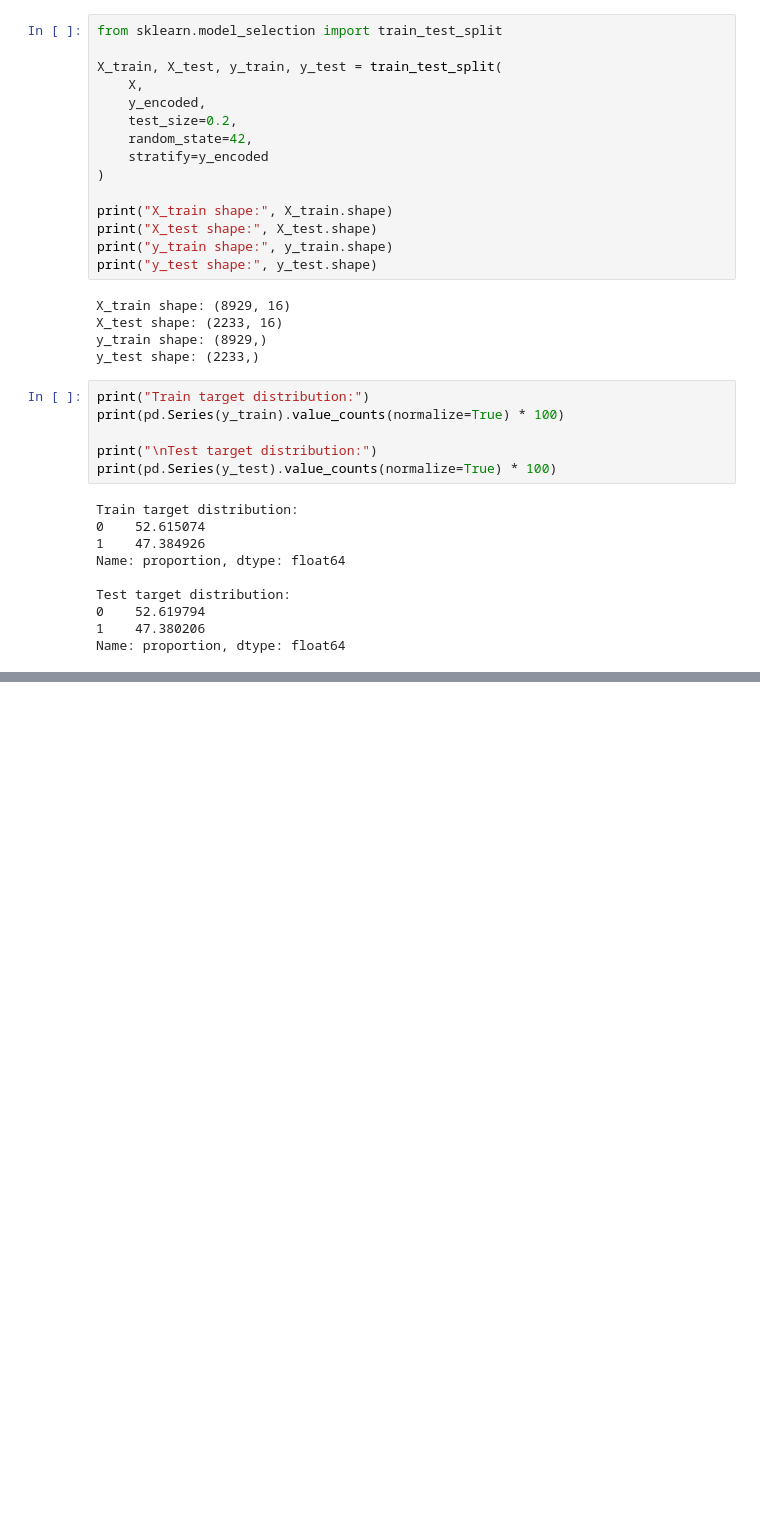
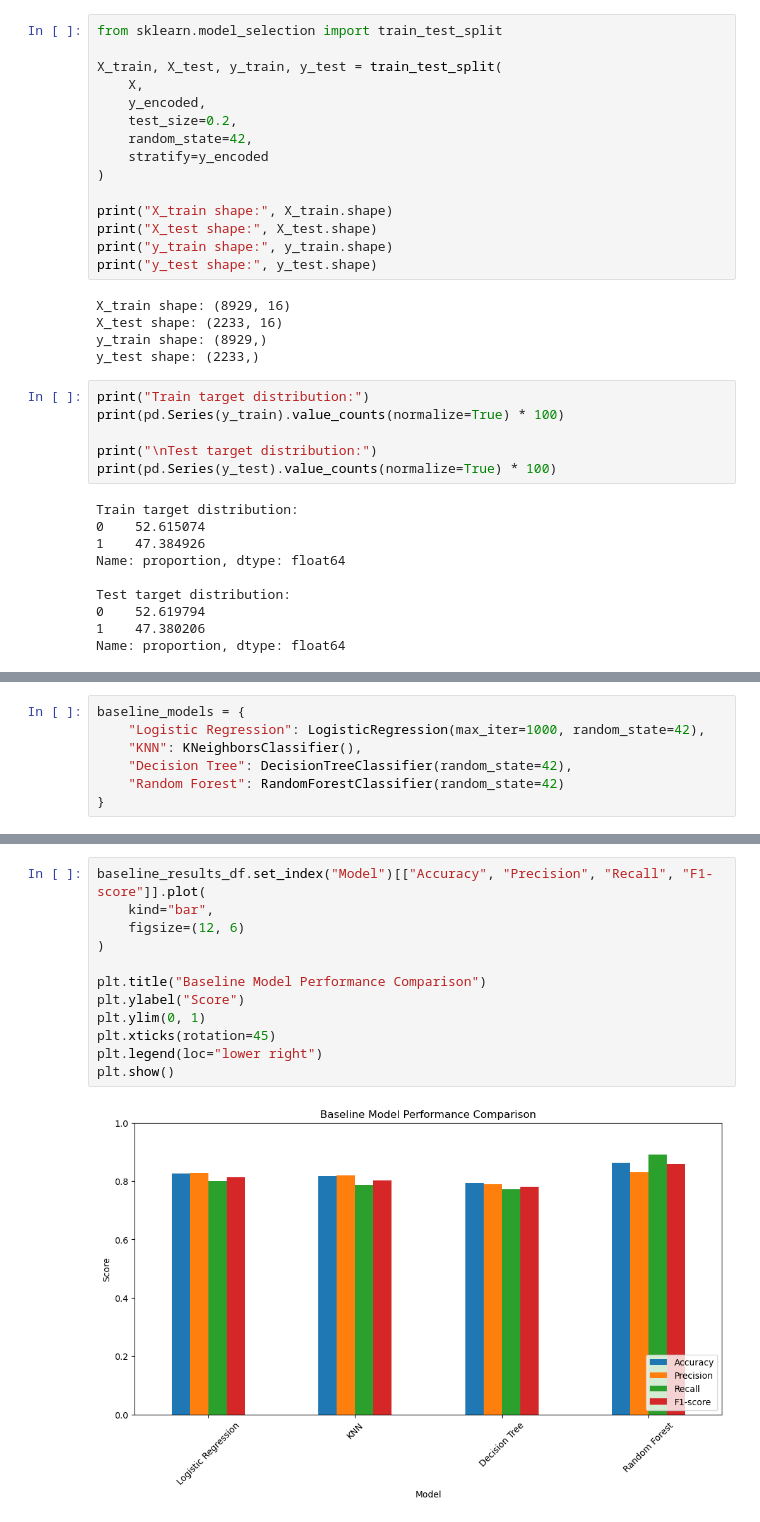
Before and after one commit to erze-haziri/bank-term-deposit-prediction, a Jupyter notebook: bank_term_deposit_analysis.ipynb, the cells around one changed output, grey strips where cells are left out. Drawn from its saved outputs; the diff is of its cells as text; blank space fills up the shorter version.

```diff
--- a/bank_term_deposit_analysis.ipynb
+++ b/bank_term_deposit_analysis.ipynb
@@ -257,0 +291,7 @@ Name: proportion, dtype: float64
+# %%
+baseline_models = {
+    "Logistic Regression": LogisticRegression(max_iter=1000, random_state=42),
+    "KNN": KNeighborsClassifier(),
+    "Decision Tree": DecisionTreeClassifier(random_state=42),
+    "Random Forest": RandomForestClassifier(random_state=42)
+}
@@ -257,0 +380,14 @@ Name: proportion, dtype: float64
+# %%
+baseline_results_df.set_index("Model")[["Accuracy", "Precision", "Recall", "F1-score"]].plot(
+    kind="bar",
+    figsize=(12, 6)
+)
+
+plt.title("Baseline Model Performance Comparison")
+plt.ylabel("Score")
+plt.ylim(0, 1)
+plt.xticks(rotation=45)
+plt.legend(loc="lower right")
+plt.show()
+# %% [output]
+[figure, added]
```
Also changed, not shown: parts of 6 cells of this notebook.
